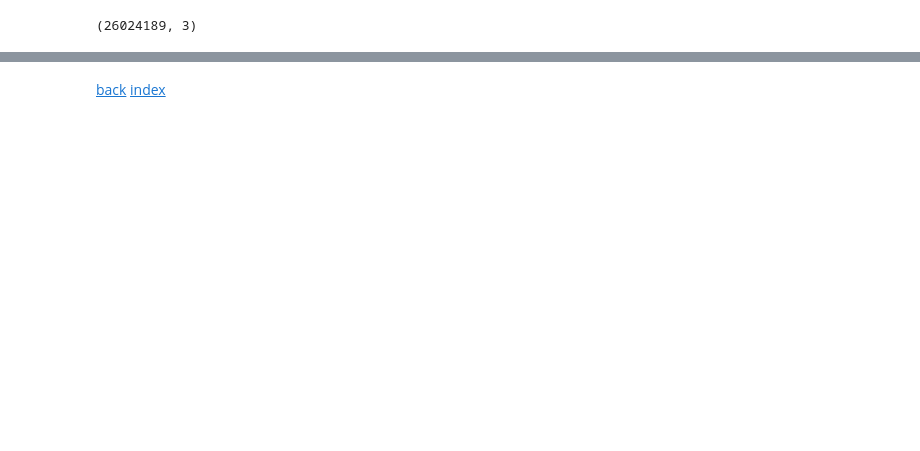
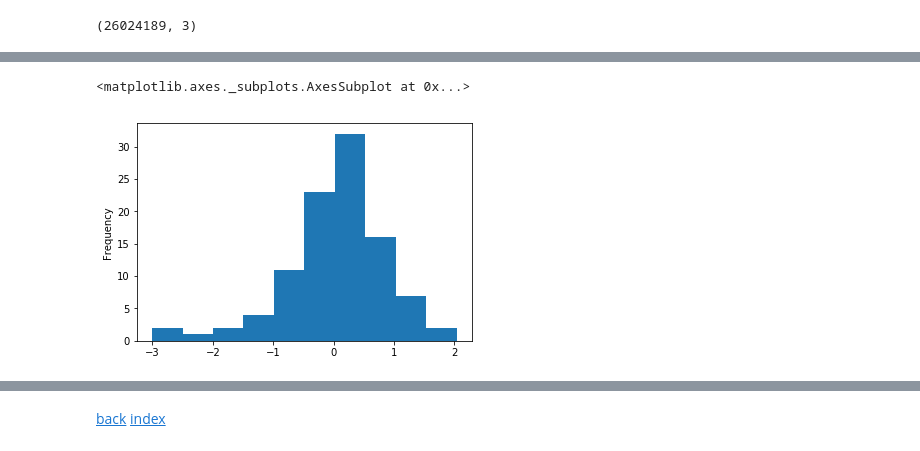
Before and after one commit to andbog/FilmExplore, a Jupyter notebook: part5.ipynb, the cells around one changed output, grey strips where cells are left out. Saved outputs shown, nothing was run; the diff lists cells and outputs as text; code cells hidden in the pictures; blank space fills up the shorter version.

Commit message:
finalized nearest neighbour

```diff
--- a/part5.ipynb
+++ b/part5.ipynb
@@ -52 +74,5 @@ ratings.shape
+# %%
+ratings = pd.read_pickle('../training.pkl')
+org100 = pd.read_pickle('../test.pkl')
+ratings_stats = pd.read_pickle('../stats.pkl')
 # %%
@@ -111,0 +148,5 @@ xx
+# %%
+predictions = pd.read_csv('../user_18pct.csv')
+predictions.set_index('id',inplace=True)
+org100_pred = org100.merge(predictions,how='left',left_index=True,right_index=True)
+org100_pred.head()
@@ -111,0 +160,6 @@ xx
+# %%
+#Destandarizing results
+org100_pred = org100_pred.merge(ratings_stats,how='left',left_on='userId',right_index=True)
+org100_pred['prediction_final'] = (org100_pred['prediction'] * org100_pred['std'])+org100_pred['mean']
+org100_pred['prediction_diff'] = org100_pred['rating'] - org100_pred['prediction_final']
+org100_pred.head()
@@ -111,0 +173,8 @@ xx
+# %%
+import matplotlib.pyplot as plt
+import seaborn as sbs
+%matplotlib inline
+org100_pred['prediction_diff'].plot.hist()
+# %% [output]
+<matplotlib.axes._subplots.AxesSubplot at 0x...>
+[figure, added]
```
Also changed, not shown: parts of 21 cells of this notebook.
